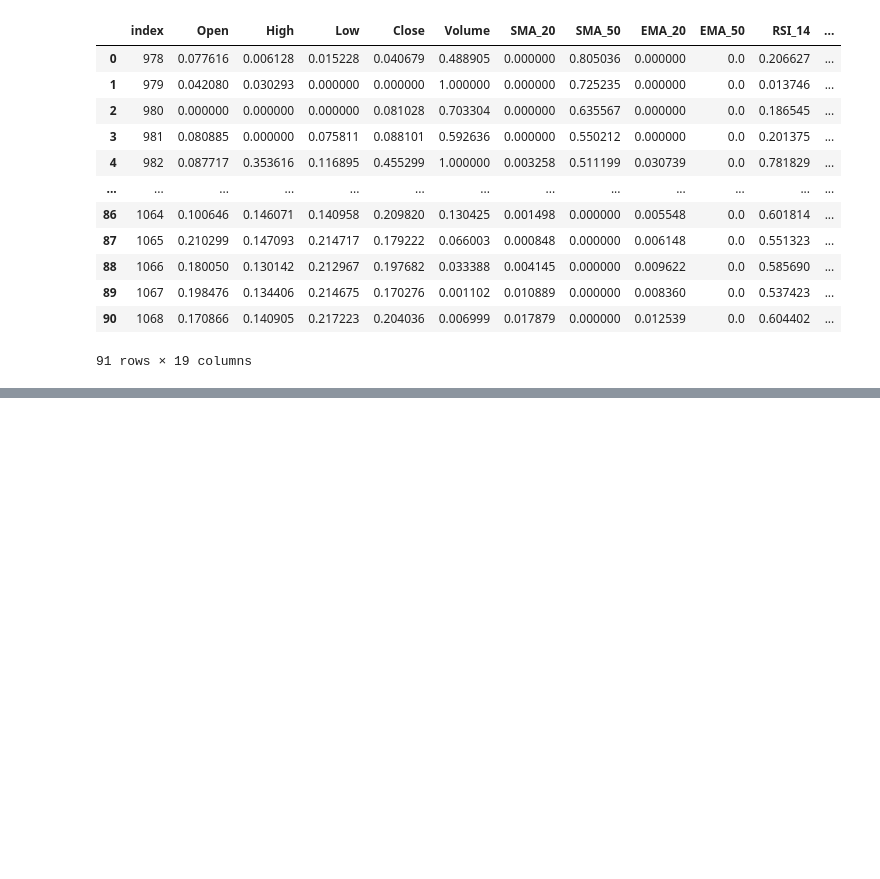
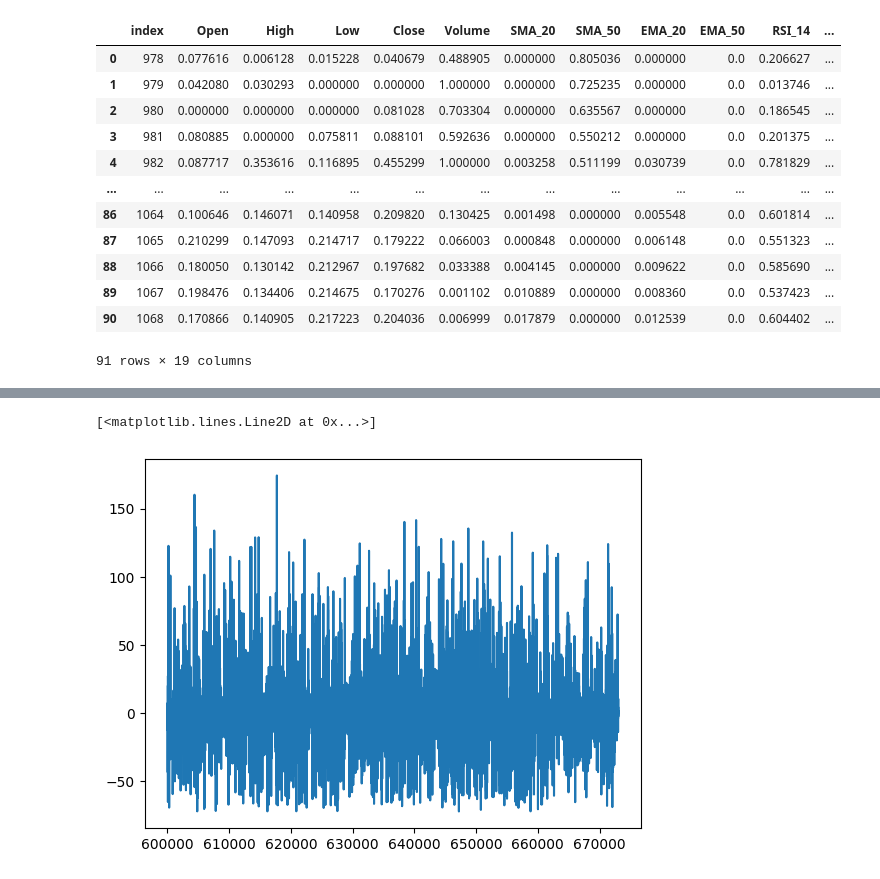
Before and after one commit to mason-lee19/stockTrader_NEAT, a Jupyter notebook: Notebooks/workplace.ipynb, the cells around one changed output, grey strips where cells are left out. Saved outputs shown, nothing was run; the diff lists cells and outputs as text; code cells hidden in the pictures; blank space fills up the shorter version.

```diff
--- a/Notebooks/workplace.ipynb
+++ b/Notebooks/workplace.ipynb
@@ -99,0 +74,9 @@ signal
+# %%
+table_name = 'results'
+connection_str = 'sqlite:///db/result_data.db'
+
+results_db_config = DatabaseConfig(table_name=table_name,url=connection_str)
+results_db = ResultsDataHandler(results_db_config)
+
+df = results_db.query_results()
+df
@@ -99,0 +97,5 @@ signal
+# %%
+plt.plot(df['profit%'].iloc[600000:])
+# %% [output]
+[<matplotlib.lines.Line2D at 0x...>]
+[figure, added]
```
Also changed, not shown: parts of 7 cells of this notebook, 7 other files.
